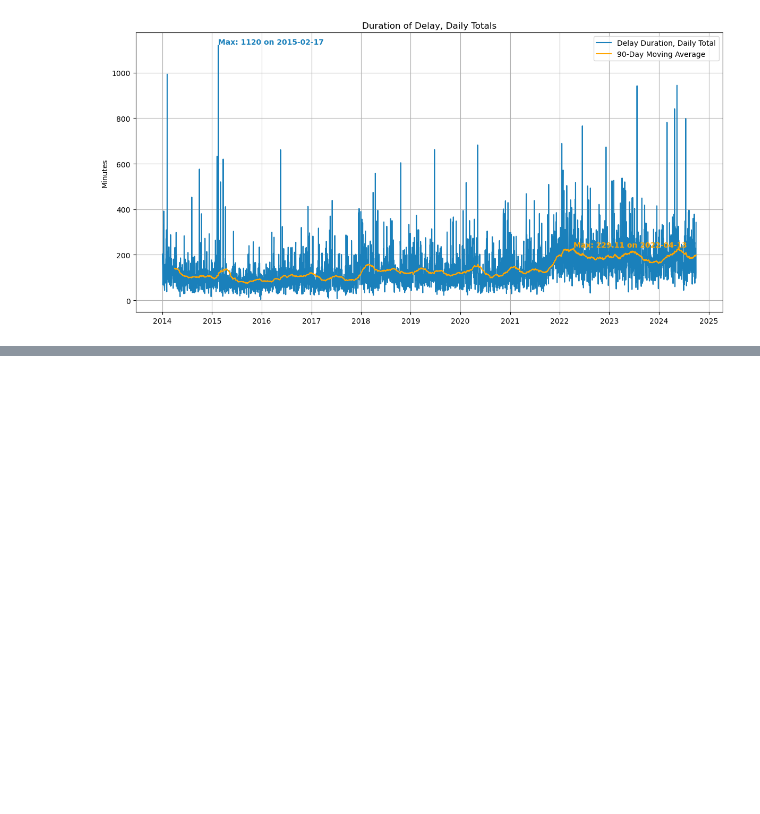
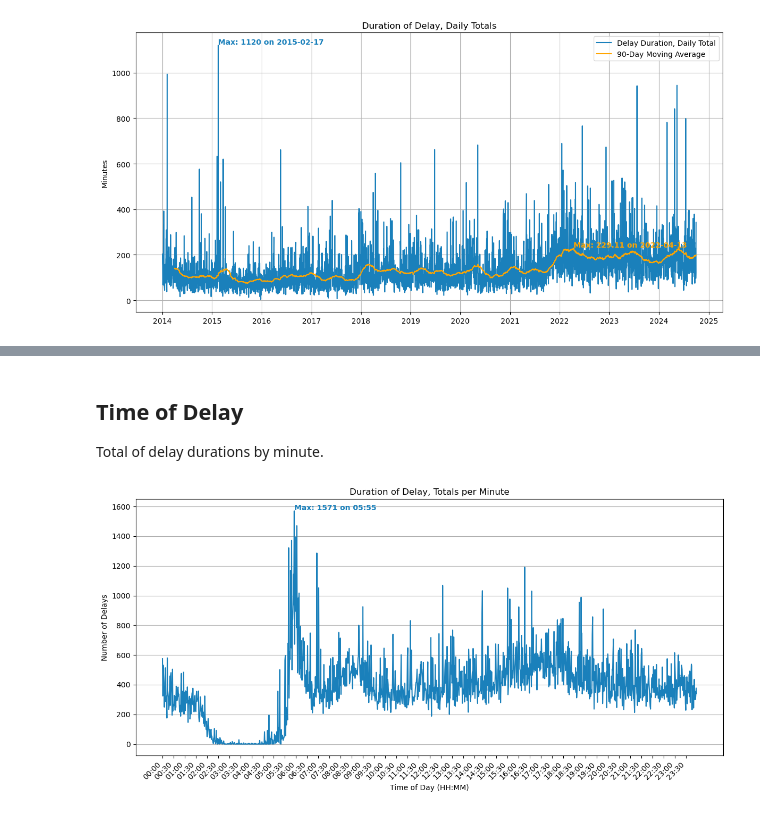
Before and after one commit to emem83/TTC-Delay-Dataset, a Jupyter notebook: TTC_Delay_Dataset_EDA.ipynb, the cells around one changed output, grey strips where cells are left out. Drawn from its saved outputs; the diff is of its cells as text; code cells hidden in the pictures; blank space fills up the shorter version.

```diff
--- a/TTC_Delay_Dataset_EDA.ipynb
+++ b/TTC_Delay_Dataset_EDA.ipynb
@@ -123,0 +122,26 @@ plt.show()
+# %% [markdown]
+## Time of Delay
+
+Total of delay durations by minute.
+# %%
+delay_duration_per_minute = df_master.groupby('Time')['Min Delay'].sum().reset_index()
+
+plt.figure(figsize=(12, 6))
+plt.plot(delay_duration_per_minute['Time'], delay_duration_per_minute['Min Delay'], color='#1a80bb')
+
+# maximum data annotation
+max_time = delay_duration_per_minute.loc[delay_duration_per_minute['Min Delay'].idxmax(), 'Time']
+max_delay = delay_duration_per_minute['Min Delay'].max()
+plt.annotate(f'Max: {max_delay} on {max_time}',
+             xy = (max_time, max_delay), xytext = (max_time, max_delay + 5),
+             fontsize = 10, color = '#1a80bb', fontweight = 'bold')
+
+plt.title('Duration of Delay, Totals per Minute')
+plt.xlabel('Time of Day (HH:MM)')
+plt.xticks(delay_duration_per_minute['Time'][::30], rotation=45, ha='right')
+plt.ylabel('Number of Delays')
+plt.grid(axis='y')
+plt.tight_layout()
+plt.show()
+# %% [output]
+[figure, added]
```
Also changed, not shown: parts of 7 cells of this notebook.
